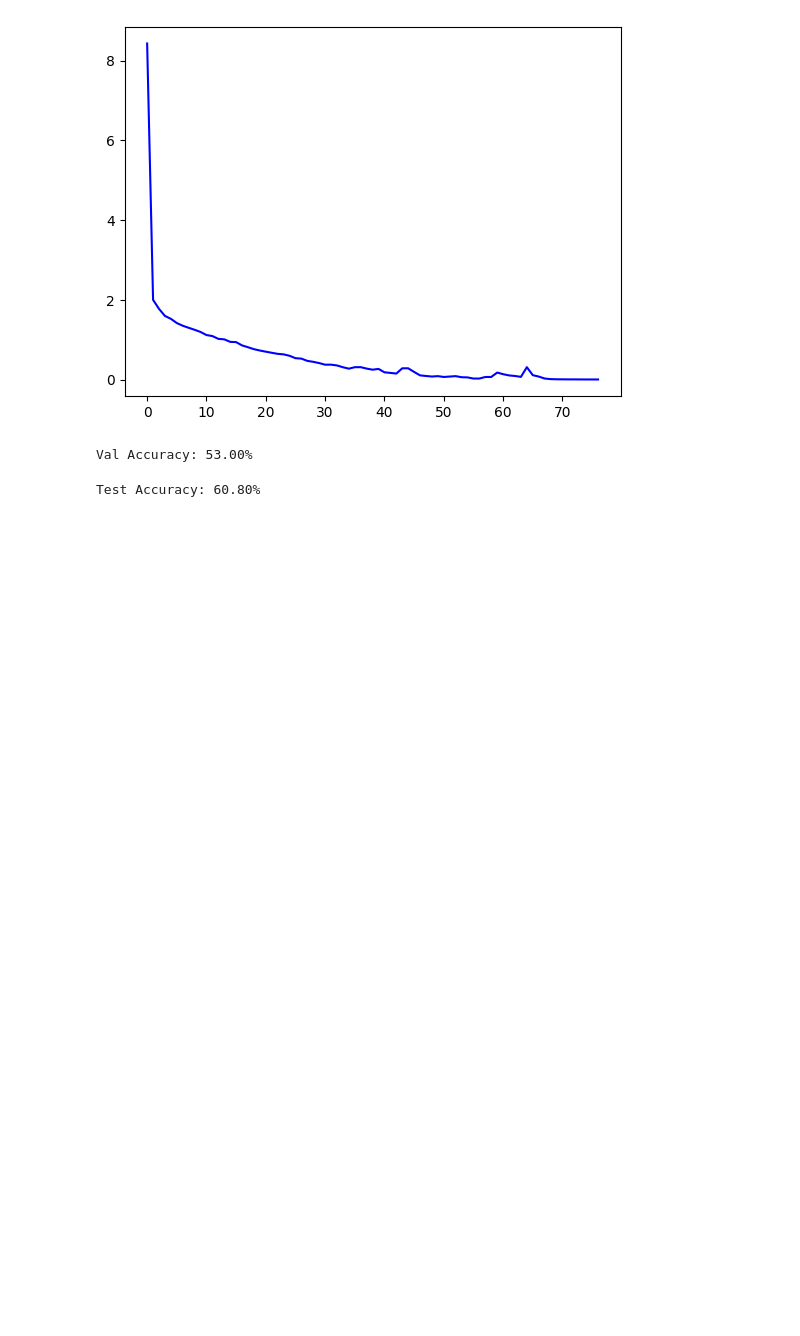
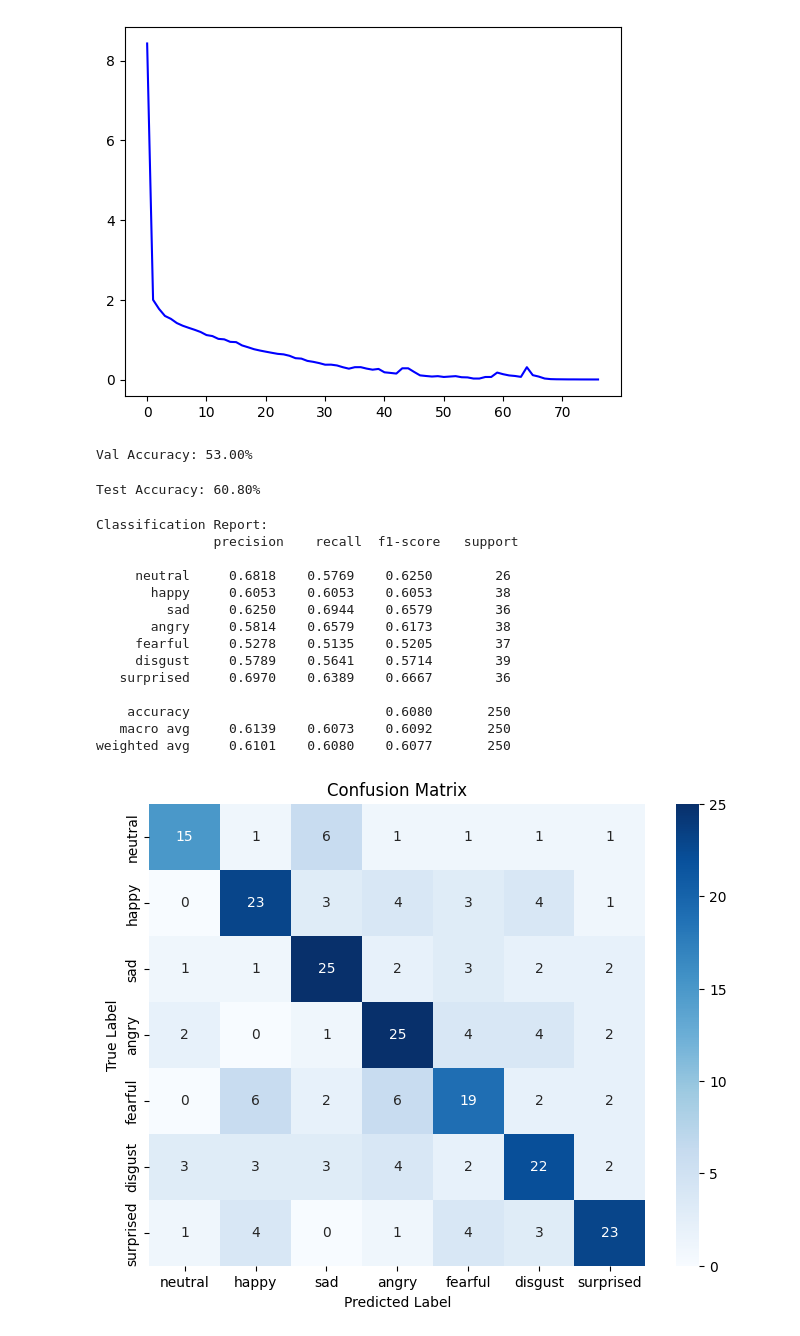
Before and after one commit to Socks2109/Emotion-Recognizer, a Jupyter notebook: emotional_speech.ipynb, the cells around one changed output. Cells and saved outputs as stored; diff of their text form; code cells hidden in the pictures; blank space fills up the shorter version.

Commit message:
eval

```diff
--- a/emotional_speech.ipynb
+++ b/emotional_speech.ipynb
@@ -431,3 +431,82 @@ accuracy = calculate_accuracy(mymodel, test_loader)
 print(f'Test Accuracy: {accuracy:.2f}%')
 # %% [output]
 Test Accuracy: 60.80%
+# %%
+import torch
+import numpy as np
+import matplotlib.pyplot as plt
+import seaborn as sns
+from sklearn.metrics import confusion_matrix, classification_report
+
+# Define emotion label mappings
+emotion_dict = {
+    "neutral": 0,
+    "happy": 1,
+    "sad": 2,
+    "angry": 3,
+    "fearful": 4,
+    "disgust": 5,
+    "surprised": 6
+}
+
+# Reverse the dictionary to map numbers to emotions
+label_names = {v: k for k, v in emotion_dict.items()}
+
+def evaluate_and_plot_results(model, test_loader, device):
+    model.eval()  # Set model to evaluation mode
+    all_preds = []
+    all_labels = []
+
+    with torch.no_grad():  # Disable gradient calculations
+        for data in test_loader:
+            x_batch, y_batch = data
+            x_batch = x_batch.to(torch.float32).to(device)
+            y_batch = y_batch.to(device)
+
+            y_predictions = model(x_batch)
+            _, predicted = torch.max(y_predictions, 1)  # Get predicted class
+
+            all_preds.extend(predicted.cpu().numpy())  # Store predictions
+            all_labels.extend(y_batch.cpu().numpy())  # Store actual labels
+
+    # Compute confusion matrix
+    cm = confusion_matrix(all_labels, all_preds)
+
+    # Print classification report with emotion labels
+    class_report = classification_report(
+        all_labels, all_preds, target_names=[label_names[i] for i in range(len(label_names))], digits=4
+    )
+    print("\nClassification Report:\n", class_report)
+
+    # Plot confusion matrix with emotion labels
+    plt.figure(figsize=(8, 6))
+    sns.heatmap(
+        cm, annot=True, fmt="d", cmap="Blues",
+        xticklabels=[label_names[i] for i in range(len(label_names))],
+        yticklabels=[label_names[i] for i in range(len(label_names))]
+    )
+    plt.xlabel("Predicted Label")
+    plt.ylabel("True Label")
+    plt.title("Confusion Matrix")
+    plt.show()
+
+    return cm, class_report  # Return results for further analysis
+
+# Example usage (assuming test_loader and trained model exist):
+cm, report = evaluate_and_plot_results(mymodel, test_loader, device)
+# %% [output]
+Classification Report:
+               precision    recall  f1-score   support
+
+     neutral     0.6818    0.5769    0.6250        26
+       happy     0.6053    0.6053    0.6053        38
+         sad     0.6250    0.6944    0.6579        36
+       angry     0.5814    0.6579    0.6173        38
+     fearful     0.5278    0.5135    0.5205        37
+     disgust     0.5789    0.5641    0.5714        39
+   surprised     0.6970    0.6389    0.6667        36
+
+    accuracy                         0.6080       250
+   macro avg     0.6139    0.6073    0.6092       250
+weighted avg     0.6101    0.6080    0.6077       250
+[figure, added]
```
